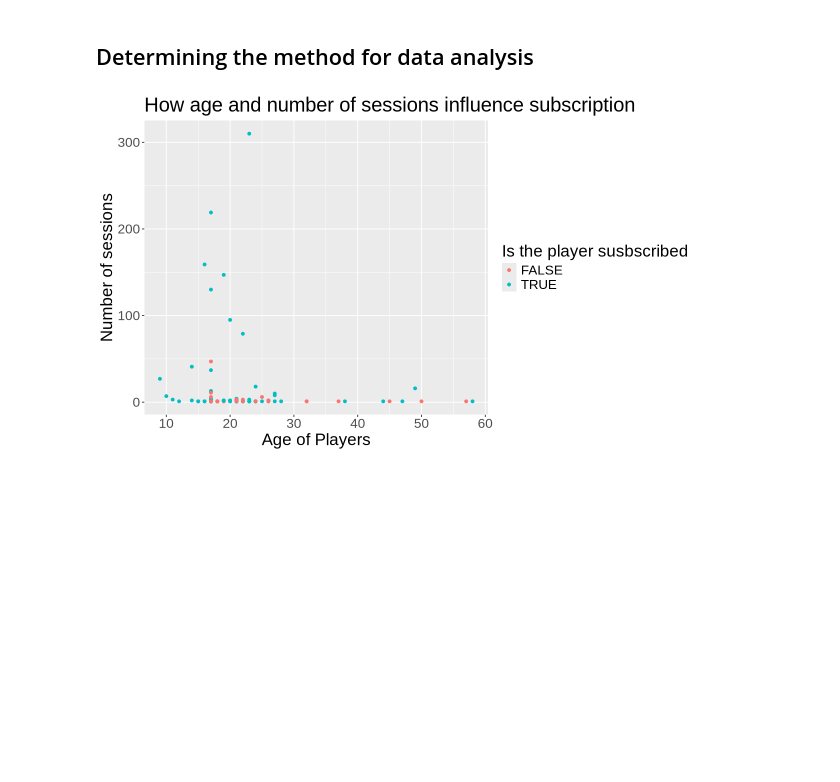
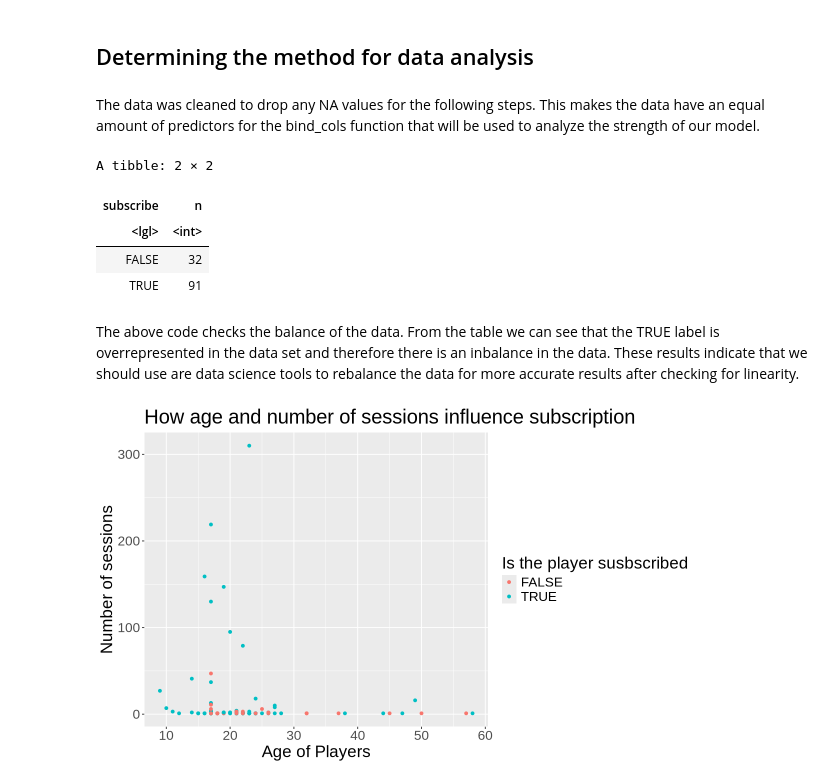
Before and after one commit to chrispy-tacos/dsci-100-project, a Jupyter notebook: dsci-g2-project.ipynb, the cells around one changed output. Cells and saved outputs as stored; diff of their text form; code cells hidden in the pictures; blank space fills up the shorter version.

Commit message:
Checked the balance of the data and then rebalanced

```diff
--- a/dsci-g2-project.ipynb
+++ b/dsci-g2-project.ipynb
@@ -90,2 +94,17 @@ The average was roughly 12 sessions per player.
+# %% [markdown]
+The data was cleaned to drop any NA values for the following steps. This makes the data have an equal amount of predictors for the bind_cols function that will be used to analyze the strength of our model.
+# %%
+subscribe_count<- minecraft_clean|>
+count(subscribe)
+
+subscribe_count
+# %% [output]
+A tibble: 2 × 2
+| subscribe | n |
+| <lgl> | <int> |
+| FALSE | 32 |
+| TRUE | 91 |
+# %% [markdown]
+The above code checks the balance of the data. From the table we can see that the TRUE label is overrepresented in the data set and therefore there is an inbalance in the data. These results indicate that we should use are data science tools to rebalance the data for more accurate results after checking for linearity.
 # %%
 options(repr.plot.width=10, repr.plot.height=6)
```
Also changed, not shown: parts of 11 cells of this notebook.
